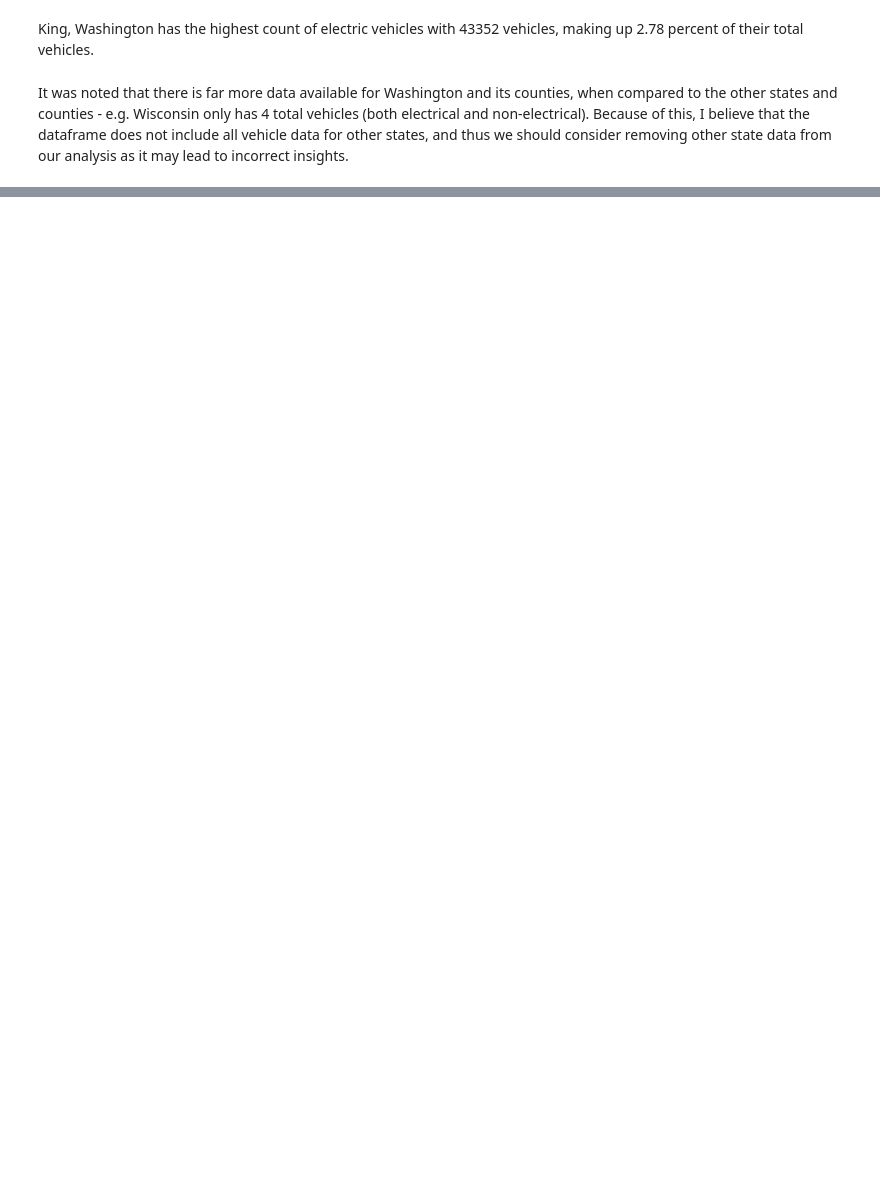
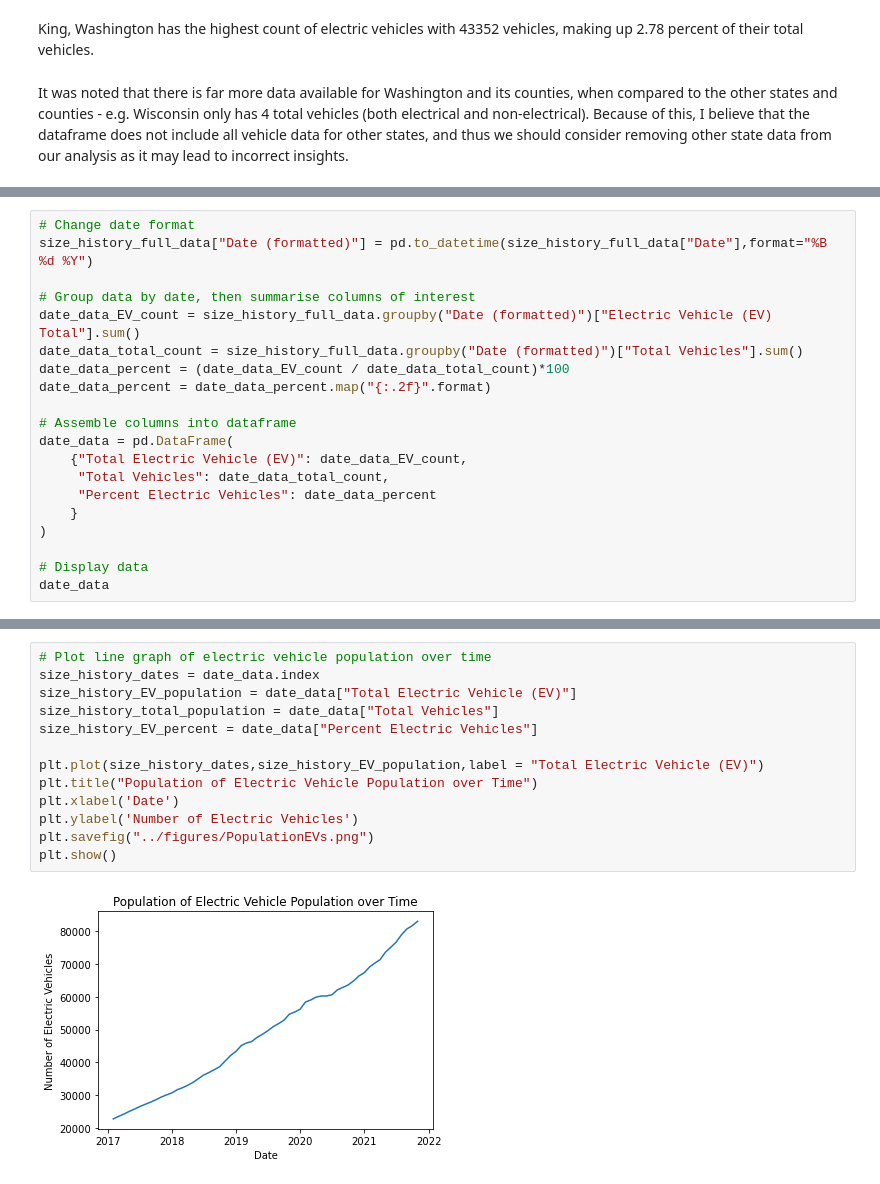
Before and after one commit to hayyyleywin/project-1, a Jupyter notebook: Megan/Size History by County - Analysis.ipynb, the cells around one changed output, grey strips where cells are left out. Drawn from its saved outputs; the diff is of its cells as text; blank space fills up the shorter version.

```diff
--- a/Megan/Size History by County - Analysis.ipynb
+++ b/Megan/Size History by County - Analysis.ipynb
@@ -122,0 +237,20 @@ It was noted that there is far more data available for Washington and its counti
+# %%
+# Change date format
+size_history_full_data["Date (formatted)"] = pd.to_datetime(size_history_full_data["Date"],format="%B %d %Y")
+
+# Group data by date, then summarise columns of interest
+date_data_EV_count = size_history_full_data.groupby("Date (formatted)")["Electric Vehicle (EV) Total"].sum()
+date_data_total_count = size_history_full_data.groupby("Date (formatted)")["Total Vehicles"].sum()
+date_data_percent = (date_data_EV_count / date_data_total_count)*100
+date_data_percent = date_data_percent.map("{:.2f}".format)
+
+# Assemble columns into dataframe
+date_data = pd.DataFrame(
+    {"Total Electric Vehicle (EV)": date_data_EV_count,
+     "Total Vehicles": date_data_total_count,
+     "Percent Electric Vehicles": date_data_percent
+    }
+)
+
+# Display data
+date_data
@@ -122,0 +276,15 @@ It was noted that there is far more data available for Washington and its counti
+# %%
+# Plot line graph of electric vehicle population over time
+size_history_dates = date_data.index
+size_history_EV_population = date_data["Total Electric Vehicle (EV)"]
+size_history_total_population = date_data["Total Vehicles"]
+size_history_EV_percent = date_data["Percent Electric Vehicles"]
+
+plt.plot(size_history_dates,size_history_EV_population,label = "Total Electric Vehicle (EV)")
+plt.title("Population of Electric Vehicle Population over Time")
+plt.xlabel('Date')
+plt.ylabel('Number of Electric Vehicles')
+plt.savefig("../figures/PopulationEVs.png")
+plt.show()
+# %% [output]
+[figure, added]
```
Also changed, not shown: parts of 23 cells of this notebook, 14 other files.
